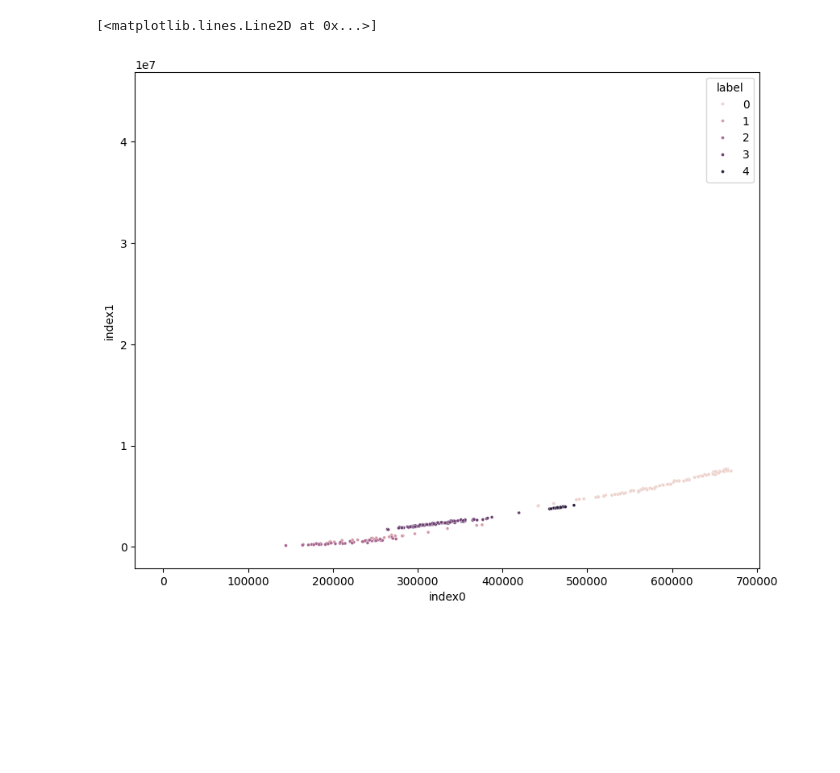
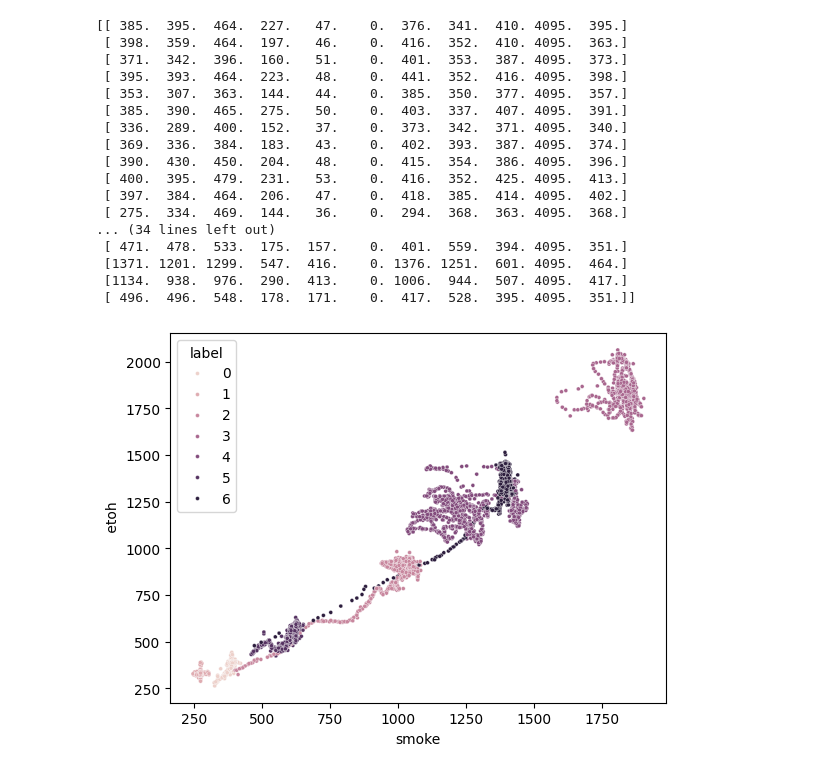
Before and after one commit to PROJECT-SLASIC/SL-ASIC-NOSE, a Jupyter notebook: ML Codes/SVM/SVM.ipynb, the cells around one changed output. Drawn from its saved outputs; the diff is of its cells as text; code cells hidden in the pictures; blank space fills up the shorter version.

```diff
--- a/ML Codes/SVM/SVM.ipynb
+++ b/ML Codes/SVM/SVM.ipynb
@@ -10,5 +19,5 @@ import seaborn as sns
 # %%
-data = pd.read_csv("data_baharat.csv", sep=';')
+data = pd.read_csv(r"C:\Users\bugra\Desktop\SLASIC\SL-ASIC-NOSE\ML Codes\datas\DATA_DFROBOT\data_baharat.csv", sep=';', encoding='utf-8')
 
 # Display the first few rows to ensure it's loaded correctly
 data.head()
@@ -17,5 +31,5 @@ FileNotFoundError: [Errno 2] No such file or directory: 'data_baharat.csv'
 # %%
-X = data.iloc[:,:6]
-y = data.iloc[:, 8]
-print(y)
+X = data.iloc[:,:11]
+y = data.iloc[:, 11]
+print(X)
 # %% [output]
@@ -34,5 +50,5 @@ Name: label, Length: 353, dtype: int64
 # %%
 X_train, X_test, y_train, y_test = train_test_split(X,y,test_size=0.2,stratify=y, random_state=42)
-svc_model = svm.SVC(kernel='linear', random_state=42)
+svc_model = svm.SVC(kernel='linear', random_state=42, decision_function_shape="ovo")
 svc_model.fit(X_train, y_train)
 # %% [output]
@@ -61,15 +68,35 @@ print(svc_model.intercept_)
 # %%
-plt.figure(figsize=(10,8))
+#plt.figure(figsize=(10,8))
 sns.scatterplot(x=X_train.iloc[:,0], y = X_train.iloc[:,1], hue = y_train, s=8)
 w = svc_model.coef_[0]
 b = svc_model.intercept_[0]
 x_points = np.linspace(-1,1)
 y_points = -(w[0]/w[1]) * x_points - b / w[1]
 
-plt.plot(x_points,y_points,c='r')
+
+#print(svc_model.coef_)
+#print(svc_model.score(X_test, y_test))
+print(svc_model.support_vectors_)
+#plt.plot(x_points,y_points,c='r')
 # %% [output]
-[<matplotlib.lines.Line2D at 0x...>]
+[[ 385.  395.  464.  227.   47.    0.  376.  341.  410. 4095.  395.]
+ [ 398.  359.  464.  197.   46.    0.  416.  352.  410. 4095.  363.]
+ [ 371.  342.  396.  160.   51.    0.  401.  353.  387. 4095.  373.]
+ [ 395.  393.  464.  223.   48.    0.  441.  352.  416. 4095.  398.]
+ [ 353.  307.  363.  144.   44.    0.  385.  350.  377. 4095.  357.]
+ [ 385.  390.  465.  275.   50.    0.  403.  337.  407. 4095.  391.]
+ [ 336.  289.  400.  152.   37.    0.  373.  342.  371. 4095.  340.]
+ [ 369.  336.  384.  183.   43.    0.  402.  393.  387. 4095.  374.]
+ [ 390.  430.  450.  204.   48.    0.  415.  354.  386. 4095.  396.]
+ [ 400.  395.  479.  231.   53.    0.  416.  352.  425. 4095.  413.]
+ [ 397.  384.  464.  206.   47.    0.  418.  385.  414. 4095.  402.]
+ [ 275.  334.  469.  144.   36.    0.  294.  368.  363. 4095.  368.]
+... (34 lines left out)
+ [ 471.  478.  533.  175.  157.    0.  401.  559.  394. 4095.  351.]
+ [1371. 1201. 1299.  547.  416.    0. 1376. 1251.  601. 4095.  464.]
+ [1134.  938.  976.  290.  413.    0. 1006.  944.  507. 4095.  417.]
+ [ 496.  496.  548.  178.  171.    0.  417.  528.  395. 4095.  351.]]
-[figure, old version]
+[figure, new version]
 # %%
 plt.figure(figsize=(10,8))
 sns.scatterplot(x=X_train.iloc[:,1], y = X_train.iloc[:,2], hue = y_train, s=8)
```
Also changed, not shown: parts of 10 cells of this notebook.
